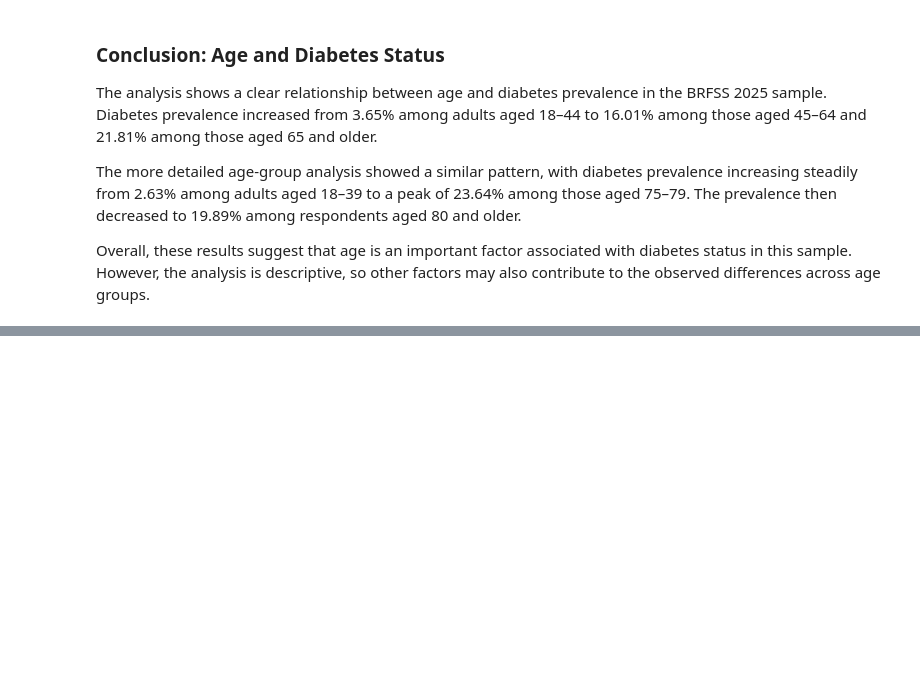
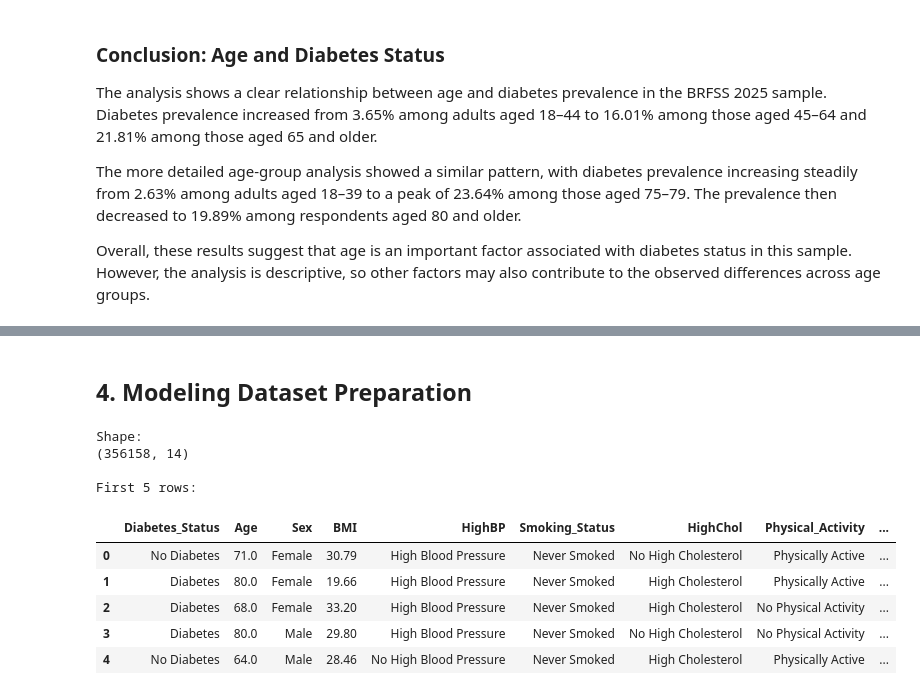
Before and after one commit to fujisoftboy2009/F26_4495_S2_LiqinS, a Jupyter notebook: Implementation/DiabetesAnalysis.ipynb, the cells around one changed output, grey strips where cells are left out. Cells and saved outputs as stored; diff of their text form; code cells hidden in the pictures; blank space fills up the shorter version.

```diff
--- a/Implementation/DiabetesAnalysis.ipynb
+++ b/Implementation/DiabetesAnalysis.ipynb
@@ -370,0 +1320,20 @@ Overall, these results suggest that age is an important factor associated with d
+# %%
+# Recode general health variable
+general_health_map = {
+    1: 'Excellent',
+    2: 'Very Good',
+    3: 'Good',
+    4: 'Fair',
+    5: 'Poor'
+}
+
+df['General_Health'] = df['GENHLTH'].map(general_health_map)
+
+print(df['General_Health'].value_counts(dropna=False))
+
+print("\nPercentage:")
+print(
+    (df['General_Health']
+     .value_counts(normalize=True, dropna=False) * 100)
+     .round(2)
+)
@@ -370,0 +1393,39 @@ Overall, these results suggest that age is an important factor associated with d
+# %% [markdown]
+## 4. Modeling Dataset Preparation
+# %%
+# Current cleaned features prepared for modeling
+current_features = [
+    'Diabetes_Status',
+    'Age',
+    'Sex',
+    'BMI',
+    'HighBP',
+    'Smoking_Status',
+    'HighChol',
+    'Physical_Activity',
+    'Education',
+    'Income_Group',
+    'Race_Ethnicity',
+    'Fruit_Per_Day',
+    'Vegetable_Per_Day',
+    'General_Health'
+]
+
+feature_summary = df[current_features].copy()
+
+print("Shape:")
+print(feature_summary.shape)
+
+print("\nFirst 5 rows:")
+display(feature_summary.head())
+# %% [output]
+Shape:
+(356158, 14)
+
+First 5 rows:
+|  | Diabetes_Status | Age | Sex | BMI | HighBP | Smoking_Status | HighChol | Physical_Activity | ... |
+| 0 | No Diabetes | 71.0 | Female | 30.79 | High Blood Pressure | Never Smoked | No High Cholesterol | Physically Active | ... |
+| 1 | Diabetes | 80.0 | Female | 19.66 | High Blood Pressure | Never Smoked | High Cholesterol | Physically Active | ... |
+| 2 | Diabetes | 68.0 | Female | 33.20 | High Blood Pressure | Never Smoked | High Cholesterol | No Physical Activity | ... |
+| 3 | Diabetes | 80.0 | Male | 29.80 | High Blood Pressure | Never Smoked | No High Cholesterol | No Physical Activity | ... |
+| 4 | No Diabetes | 64.0 | Male | 28.46 | No High Blood Pressure | Never Smoked | High Cholesterol | Physically Active | ... |
```
Also changed, not shown: parts of 73 cells of this notebook.
